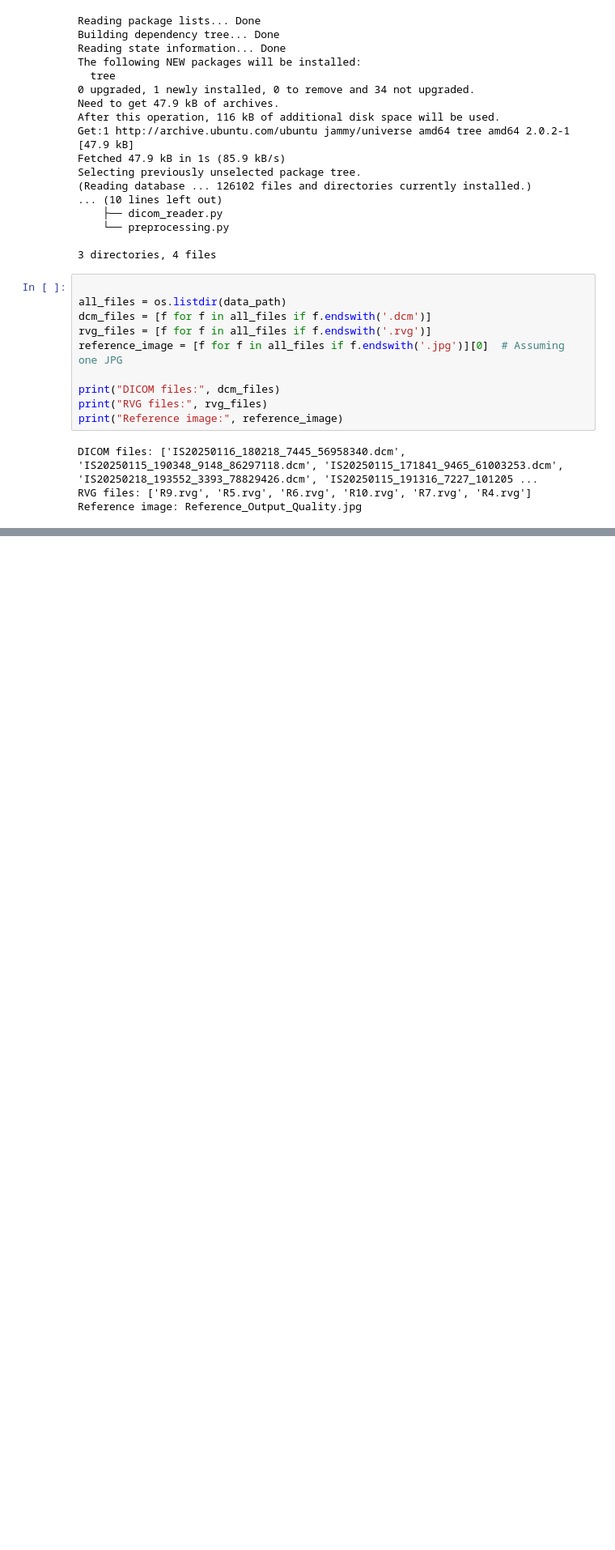
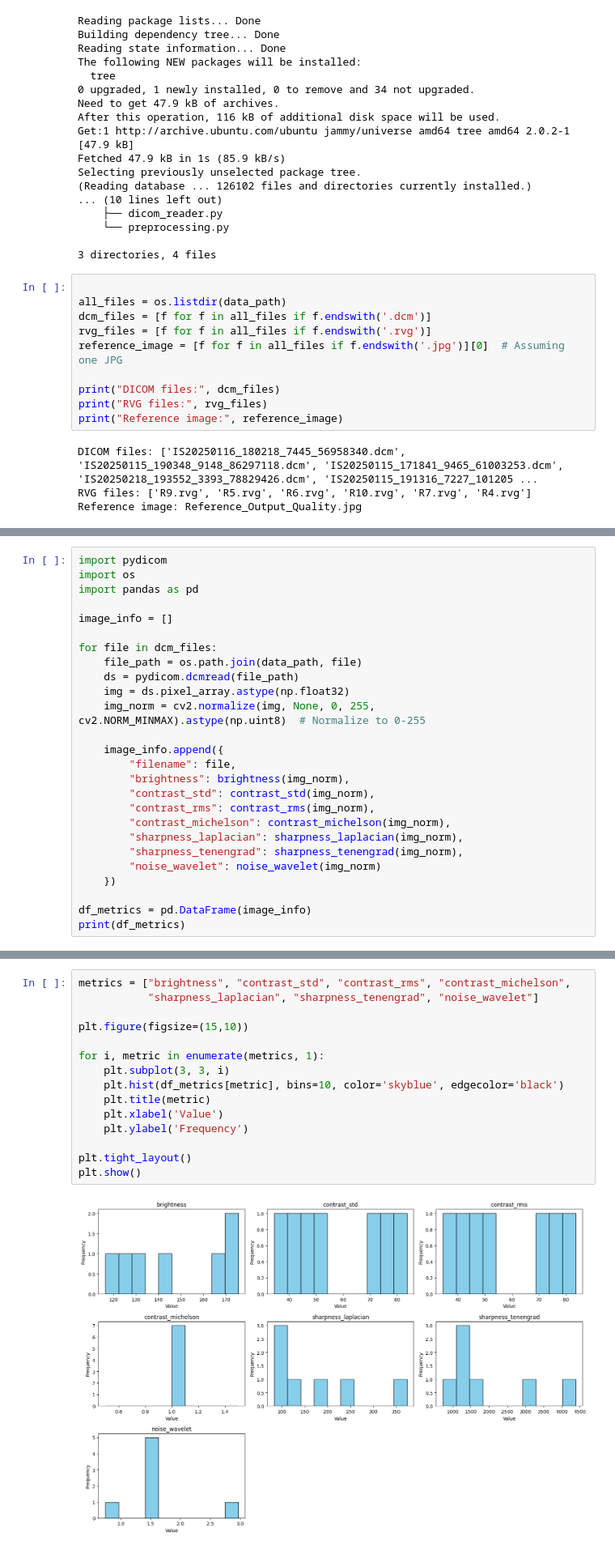
Before and after one commit to codesanya/dobbe-xray-preprocessing, a Jupyter notebook: notebooks/code.ipynb, the cells around one changed output, grey strips where cells are left out. Shown at 81% size. Drawn from its saved outputs; the diff is of its cells as text; blank space fills up the shorter version.

```diff
--- a/notebooks/code.ipynb
+++ b/notebooks/code.ipynb
@@ -82,0 +148,26 @@ Reference image: Reference_Output_Quality.jpg
+# %%
+import pydicom
+import os
+import pandas as pd
+
+image_info = []
+
+for file in dcm_files:
+    file_path = os.path.join(data_path, file)
+    ds = pydicom.dcmread(file_path)
+    img = ds.pixel_array.astype(np.float32)
+    img_norm = cv2.normalize(img, None, 0, 255, cv2.NORM_MINMAX).astype(np.uint8)  # Normalize to 0-255
+
+    image_info.append({
+        "filename": file,
+        "brightness": brightness(img_norm),
+        "contrast_std": contrast_std(img_norm),
+        "contrast_rms": contrast_rms(img_norm),
+        "contrast_michelson": contrast_michelson(img_norm),
+        "sharpness_laplacian": sharpness_laplacian(img_norm),
+        "sharpness_tenengrad": sharpness_tenengrad(img_norm),
+        "noise_wavelet": noise_wavelet(img_norm)
+    })
+
+df_metrics = pd.DataFrame(image_info)
+print(df_metrics)
@@ -82,0 +192,17 @@ Reference image: Reference_Output_Quality.jpg
+# %%
+metrics = ["brightness", "contrast_std", "contrast_rms", "contrast_michelson",
+           "sharpness_laplacian", "sharpness_tenengrad", "noise_wavelet"]
+
+plt.figure(figsize=(15,10))
+
+for i, metric in enumerate(metrics, 1):
+    plt.subplot(3, 3, i)
+    plt.hist(df_metrics[metric], bins=10, color='skyblue', edgecolor='black')
+    plt.title(metric)
+    plt.xlabel('Value')
+    plt.ylabel('Frequency')
+
+plt.tight_layout()
+plt.show()
+# %% [output]
+[figure, added]
```
Also changed, not shown: parts of 7 cells of this notebook.
